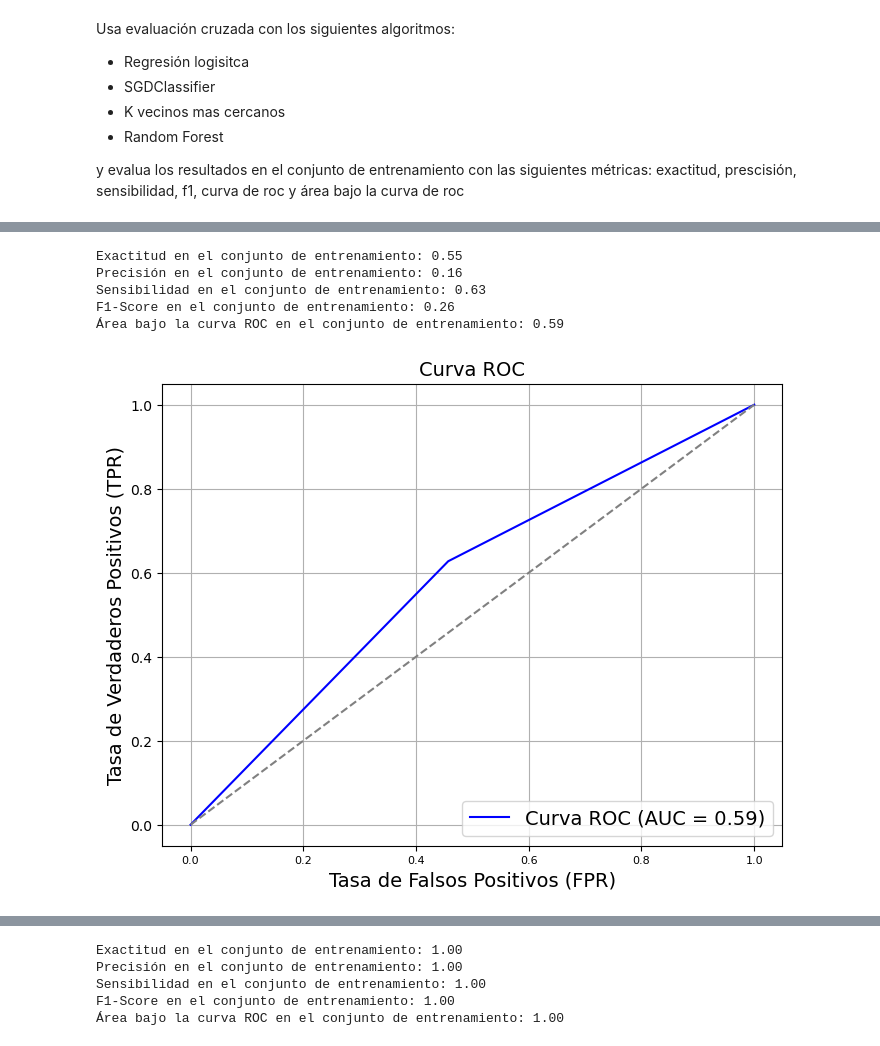
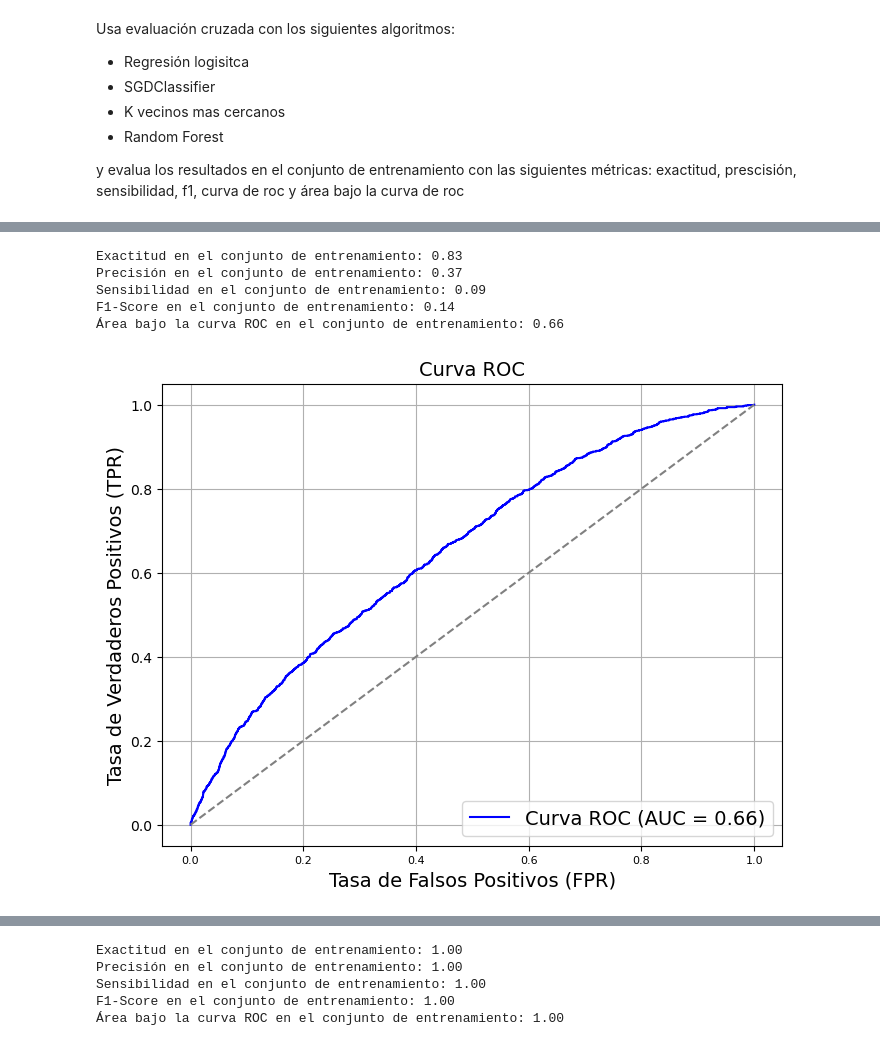
Before and after one commit to Mario-Lopez-Gonzalez/Python_clase, a Jupyter notebook: SAPA/Ejercicios/2_8Ejercicios.ipynb, the cells around one changed output, grey strips where cells are left out. Saved outputs shown, nothing was run; the diff lists cells and outputs as text; code cells hidden in the pictures.

```diff
--- a/SAPA/Ejercicios/2_8Ejercicios.ipynb
+++ b/SAPA/Ejercicios/2_8Ejercicios.ipynb
@@ -183,8 +183,8 @@ fico                -0.149666
 credit.policy       -0.158119
 Name: not.fully.paid, dtype: float64
 # %%
-# Vamos a eliminar toda columna que tenga una correlación absoluta menor a 0.05 con not_fully_paid
-loan_data_clean = loan_data.drop(columns=["installment","pub.rec","dti","delinq.2yrs","days.with.cr.line","log.annual.inc"])
+# Vamos a eliminar toda columna que tenga una correlación absoluta menor a 0.04 con not_fully_paid
+loan_data_clean = loan_data.drop(columns=["dti","delinq.2yrs","days.with.cr.line","log.annual.inc"])
 loan_data_clean.info()
 # %% [output]
 <class 'pandas.core.frame.DataFrame'>
@@ -247,8 +249,8 @@ X = loan_data_clean.drop('not.fully.paid', axis=1)
 # Variable dependiente (target)
 y = loan_data_clean['not.fully.paid']
 
-# Dividir los datos en conjunto de entrenamiento y conjunto de prueba, estratificando por la clase objetivo dado a que la muestra es desbalanceada
-X_train, X_test, y_train, y_test = train_test_split(X, y, test_size=0.2, random_state=3, stratify=y)
+# Dividir los datos en conjunto de entrenamiento y conjunto de prueba
+X_train, X_test, y_train, y_test = train_test_split(X, y, test_size=0.2, random_state=42)
 
 # Ver las formas de los conjuntos resultantes
 print("Tamaño del conjunto de entrenamiento:", X_train.shape)
@@ -341,0 +282,25 @@ df_test.head()
+# %%
+from sklearn.pipeline import FunctionTransformer
+
+purpose_pipeline = make_pipeline(
+    SimpleImputer(strategy='most_frequent'),
+    OneHotEncoder(sparse_output=False, handle_unknown='ignore')
+)
+
+numeric_pipeline = make_pipeline(
+    SimpleImputer(strategy='median'),
+    StandardScaler()
+)
+
+preprocessing = ColumnTransformer(
+        [
+            ('OHE', purpose_pipeline, ["purpose"]),
+            ('numeric', numeric_pipeline, X.select_dtypes(include=[np.number]).columns.tolist())
+        ],
+    )
+
+X_test_copy = X_test.copy()
+df_test = preprocessing.fit_transform(X_test_copy)
+column_names = preprocessing.get_feature_names_out()
+df_test = pd.DataFrame(df_test, columns=column_names)
+df_test.head()
@@ -405,13 +380,16 @@ F1-Score en el conjunto de entrenamiento: 0.00
 # %%
 # Crear el modelo de SGDC
 
-modelo_sgdc = make_pipeline(preprocessing,SGDClassifier(class_weight='balanced')) # Al tener 1200 pagados contra 237 no pagados hay que balancear el SGDC para que no generalice el 0, aun así no sirve
+modelo_sgdc = make_pipeline(preprocessing,SGDClassifier(loss='log_loss')) # Necesito la funcion de perdida logaritmica para el calculo de la curva de ROC
 
 # Entrenar el modelo
 modelo_sgdc.fit(X_train, y_train)
 
 # Predecir en el conjunto de entrenamiento
 y_train_pred = modelo_sgdc.predict(X_train)
+
+# Predecir probabilidades
+y_train_prob = modelo_sgdc.predict_proba(X_train)[:, 1]
 
 # Calcular la exactitud
 train_accuracy_sgdc = accuracy_score(y_train, y_train_pred)
@@ -420,41 +398,41 @@ train_accuracy_sgdc = accuracy_score(y_train, y_train_pred)
 train_precision_sgdc = precision_score(y_train, y_train_pred)
 
 # Calcular la sensibildiad
 train_recall_sgdc = recall_score(y_train, y_train_pred)
 
 # Calcular el F-1
 train_f1_sgdc = f1_score(y_train, y_train_pred)
 
 # Calcular la curva de ROC
-fpr, tpr, thresholds = roc_curve(y_train, y_train_pred)
+fpr, tpr, thresholds = roc_curve(y_train, y_train_prob)
 
 # Calcular el area bajo la curva de ROC
-train_roc_sgdc = roc_auc_score(y_train, y_train_pred)
+train_roc_sgdc = roc_auc_score(y_train, y_train_prob)
 
 # Mostrar resultados
 print(f'Exactitud en el conjunto de entrenamiento: {train_accuracy_sgdc:.2f}')
 print(f'Precisión en el conjunto de entrenamiento: {train_precision_sgdc:.2f}')
 print(f'Sensibilidad en el conjunto de entrenamiento: {train_recall_sgdc:.2f}')
 print(f'F1-Score en el conjunto de entrenamiento: {train_f1_sgdc:.2f}')
 print(f'Área bajo la curva ROC en el conjunto de entrenamiento: {train_roc_sgdc:.2f}')
 
 # Graficar la Curva ROC
 plt.figure(figsize=(8, 6))
 plt.plot(fpr, tpr, color='blue', label=f'Curva ROC (AUC = {train_roc_sgdc:.2f})')
 plt.plot([0, 1], [0, 1], color='gray', linestyle='--')  # Línea diagonal de referencia
 plt.xlabel('Tasa de Falsos Positivos (FPR)')
 plt.ylabel('Tasa de Verdaderos Positivos (TPR)')
 plt.title('Curva ROC')
 plt.legend(loc="lower right")
 plt.grid(True)
 plt.show()
 # %% [output]
-Exactitud en el conjunto de entrenamiento: 0.55
-Precisión en el conjunto de entrenamiento: 0.16
-Sensibilidad en el conjunto de entrenamiento: 0.63
-F1-Score en el conjunto de entrenamiento: 0.26
-Área bajo la curva ROC en el conjunto de entrenamiento: 0.59
+Exactitud en el conjunto de entrenamiento: 0.83
+Precisión en el conjunto de entrenamiento: 0.37
+Sensibilidad en el conjunto de entrenamiento: 0.09
+F1-Score en el conjunto de entrenamiento: 0.14
+Área bajo la curva ROC en el conjunto de entrenamiento: 0.66
-[figure, old version]
+[figure, new version]
 # %%
 # Crear el modelo de k nearest neighbours
 
```
Also changed, not shown: parts of 16 cells of this notebook, 2 other files.
